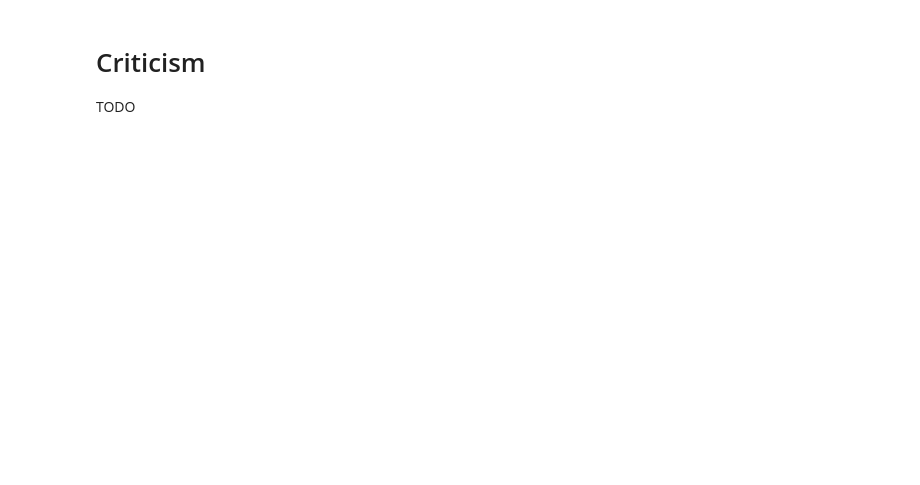
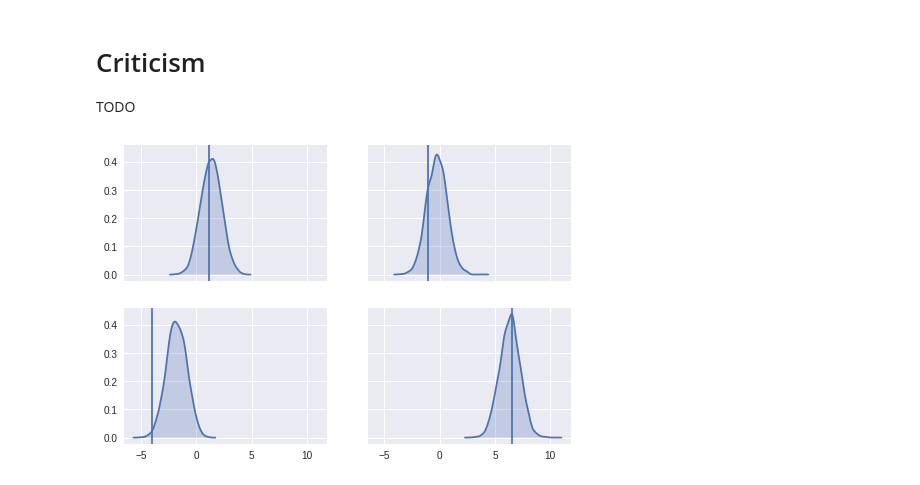
Before and after one commit to brendanhasz/tfp-bayesian-regression, a Jupyter notebook: TFP_Linear_Regression.ipynb, the cells around one changed output. Drawn from its saved outputs; the diff is of its cells as text; code cells hidden in the pictures; blank space fills up the shorter version.

```diff
--- a/TFP_Linear_Regression.ipynb
+++ b/TFP_Linear_Regression.ipynb
@@ -195,3 +220,35 @@ for i in range(2):
 # Criticism
 
 TODO
+# %%
+def interceptor(f, *args, **kwargs):
+  name = kwargs.pop("name")
+  if name == "coeffs":
+    kwargs["value"] = np.reshape(np.mean(coeffs_samples, 0), (4,1))
+  elif name == "noise_std":
+    kwargs["value"] = np.mean(noise_std_samples, 0)
+  return f(*args, **kwargs)
+
+with ed.interception(interceptor):
+  posterior = linear_regression(features=x)
+
+with tf.Session() as sess:
+  posterior_predictive = sess.run(
+      posterior.distribution.sample(sample_shape=(5000)))
+
+posterior_predictive.shape
+
+# TODO: still don't really get this... if we're setting the params to
+# the mean every time, how do we end up w/ a dist?  and is this different
+# from the prediction interval/distribution or is it the same thing then?
+
+# Plot random datapoints and their posterior predictive intervals
+sns.set()
+fig, axes = plt.subplots(2, 2, sharex='all', sharey='all')
+for i in range(2):
+  for j in range(2):
+    ix = np.random.randint(0, N)
+    sns.kdeplot(posterior_predictive[:,ix,0], shade=True, ax=axes[i][j])
+    axes[i][j].axvline(x=y[ix])
+# %% [output]
+[figure, added]
```
Also changed, not shown: parts of 9 cells of this notebook.
